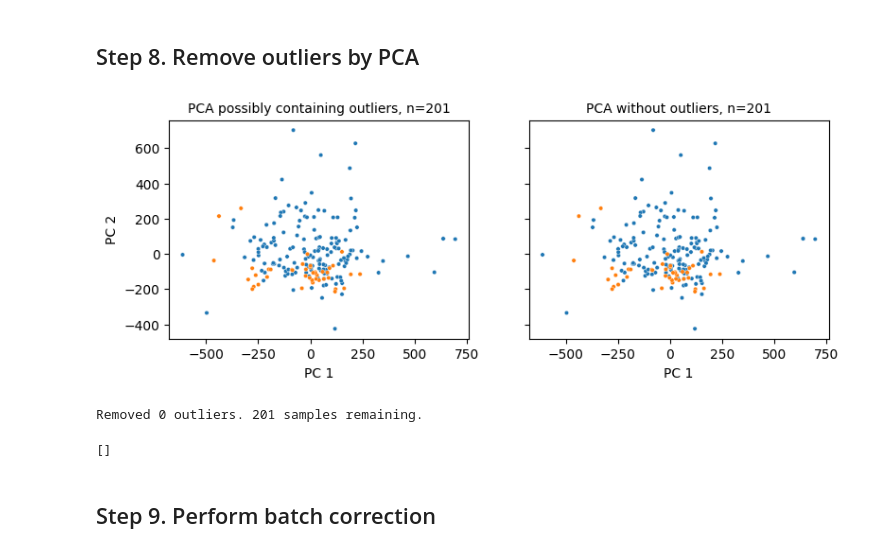
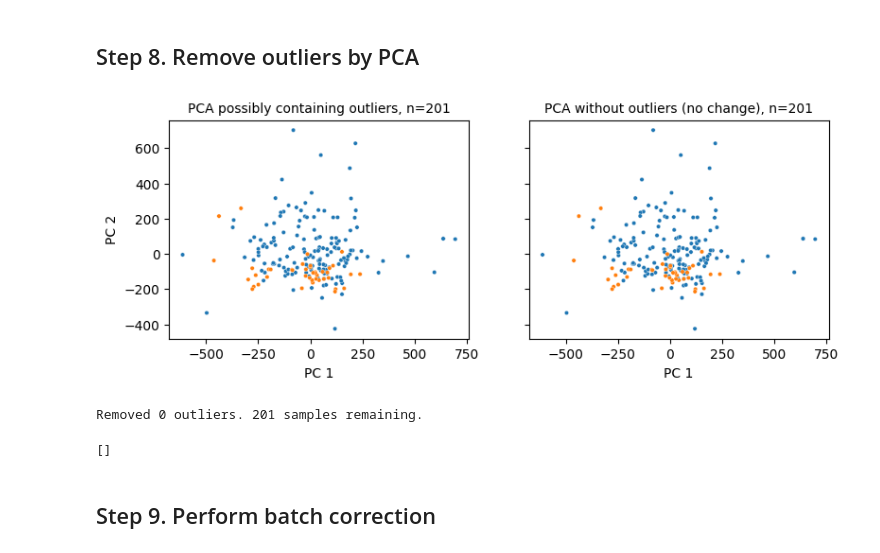
Before and after one commit to f-marchi/ALMA, a Jupyter notebook: _build/jupyter_execute/6_Test_Data_Process_v1.ipynb, the cells around one changed output. Saved outputs shown, nothing was run; the diff lists cells and outputs as text; code cells hidden in the pictures.

```diff
--- a/_build/jupyter_execute/6_Test_Data_Process_v1.ipynb
+++ b/_build/jupyter_execute/6_Test_Data_Process_v1.ipynb
@@ -64,11 +64,16 @@ labels_combined = pd.concat([labels_aml02, labels_aml08] ,axis=0, join='outer')
 # Remove samples that are not in the methyl dataset
 df_labels = labels_combined.loc[labels_combined.index.isin(df.T.index)].sort_index()
 
+# Add age categorization and main disease classification to the clinical data
+df_labels = process_df_labels(df_labels)
+
 # Save the clinical data labels
 # df_labels.to_csv(output_path + 'clinical_data.csv')
 
 print('The clinical data has been indexed and cleaned.\n\
 Exclusion of samples may be applied depending on the analysis.')
+
+df_labels['ELN AML 2022 Diagnosis'].value_counts()
 # %% [output]
 The clinical data has been indexed and cleaned.
 Exclusion of samples may be applied depending on the analysis.
@@ -278,35 +291,35 @@ threshold = 1000
 X_std = standardize_data(df)
 principal_components = perform_pca(X_std)
 principal_df = create_principal_df(principal_components, df)
 non_outliers = principal_df[principal_df['PC1'] < threshold]
 df = filter_df(df, principal_df, threshold)
 
 # Plot the PCA data
 
 def plot_data(principal_df, non_outliers, threshold):
     '''Plots PCA data.'''
     fig, (ax1, ax2) = plt.subplots(1, 2, figsize=(9, 3), sharex=True, sharey=True)
 
     for df, ax, title in [(principal_df, ax1,
                                      'PCA possibly containing outliers, n=' + str(principal_df.shape[0])),
                                     (non_outliers, ax2,
-                                     'PCA without outliers, n=' + str(non_outliers.shape[0]))]:
+                                     'PCA without outliers (no change), n=' + str(non_outliers.shape[0]))]:
         sns.scatterplot(data=df, x='PC1', y='PC2', hue='hue', s=10, alpha=1, ax=ax, legend=False)
         ax.set_title(title, fontsize=10)
         # ax.axvline(x=threshold, color='black', linestyle='--', alpha=0.5, linewidth=1.5)
         ax.set_xlabel('PC 1')
         ax.set_ylabel('PC 2')
     plt.show()
 
 plot_data(principal_df, non_outliers, threshold)
 print(f'Removed {principal_df.shape[0]-df.shape[1]} outliers. {df.shape[1]} samples remaining.')
 
 # List outliers
 
 outliers = principal_df[principal_df['PC1'] >= threshold].index.to_list()
 outliers
 # %% [output]
-[figure, old version]
+[figure, new version]
 Removed 0 outliers. 201 samples remaining.
 []
 # %% [markdown]
```
Also changed, not shown: parts of 5 cells of this notebook, 19 other files.
